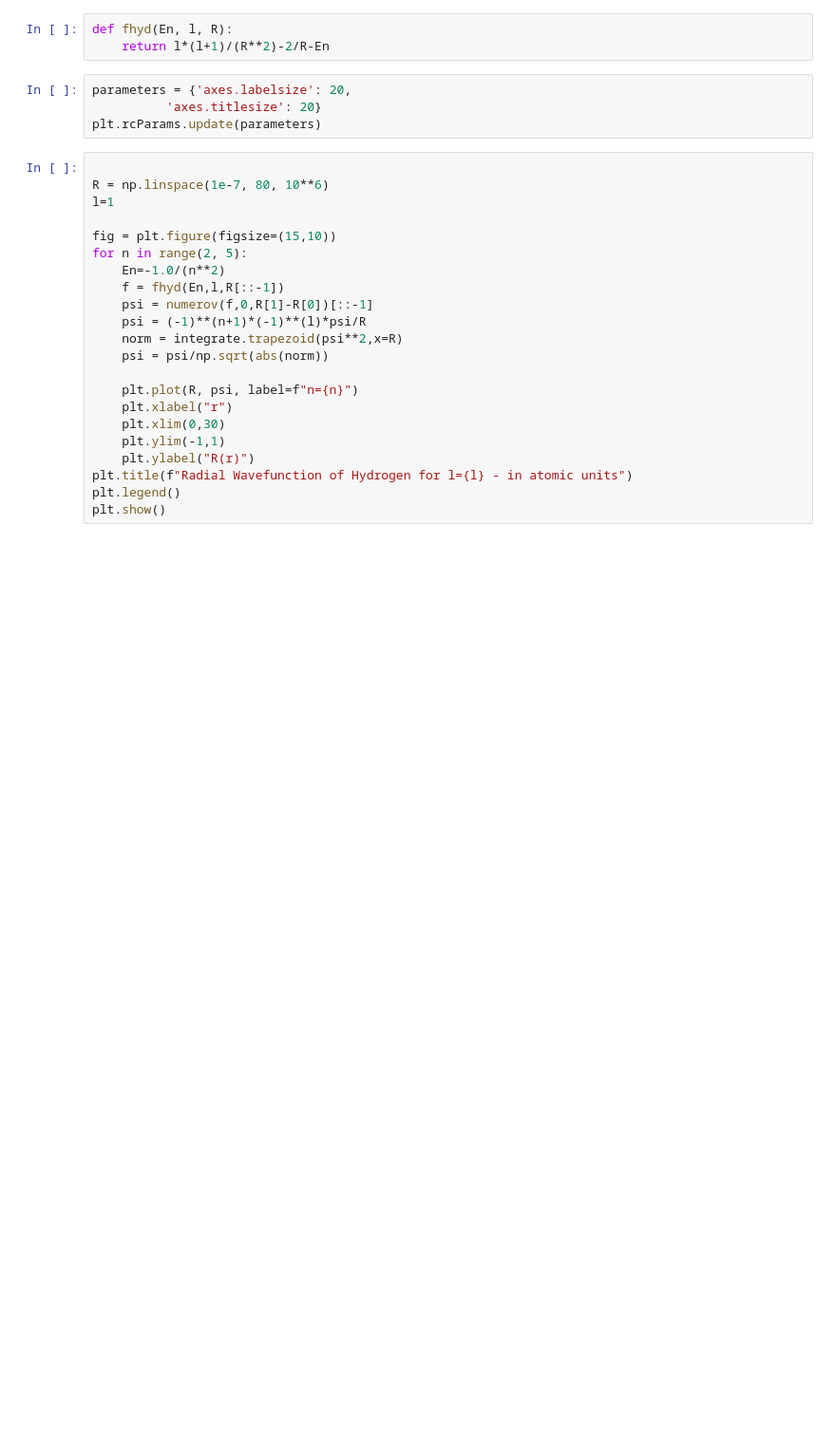
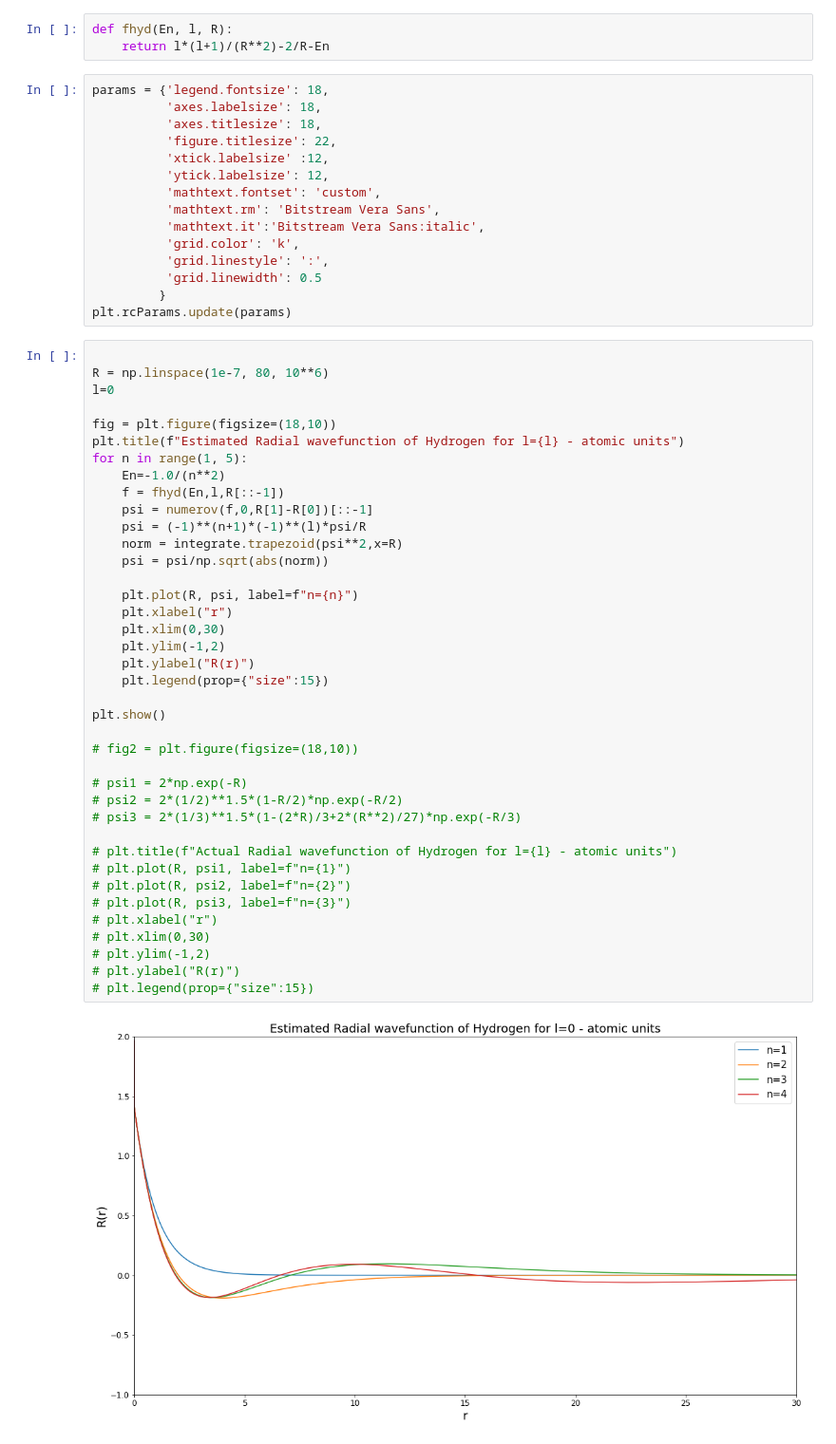
Before and after one commit to ahill187/numerical-methods-ppm, a Jupyter notebook: HydrogenAtom_Numerov.ipynb, the cells around one changed output. Shown: that part at 95% size. Saved outputs shown, nothing was run; the diff lists cells and outputs as text; blank space fills up the shorter version.

```diff
--- a/HydrogenAtom_Numerov.ipynb
+++ b/HydrogenAtom_Numerov.ipynb
@@ -31,29 +31,58 @@ def numerov(f, psi0, dh):
 def fhyd(En, l, R):
     return l*(l+1)/(R**2)-2/R-En
 # %%
-parameters = {'axes.labelsize': 20,
-          'axes.titlesize': 20}
-plt.rcParams.update(parameters)
+params = {'legend.fontsize': 18,
+          'axes.labelsize': 18,
+          'axes.titlesize': 18,
+          'figure.titlesize': 22,
+          'xtick.labelsize' :12,
+          'ytick.labelsize': 12,
+          'mathtext.fontset': 'custom',
+          'mathtext.rm': 'Bitstream Vera Sans',
+          'mathtext.it':'Bitstream Vera Sans:italic',
+          'grid.color': 'k',
+          'grid.linestyle': ':',
+          'grid.linewidth': 0.5
+         }
+plt.rcParams.update(params)
 # %%
 
 R = np.linspace(1e-7, 80, 10**6)
-l=1
+l=0
 
-fig = plt.figure(figsize=(15,10))
-for n in range(2, 5):
+fig = plt.figure(figsize=(18,10))
+plt.title(f"Estimated Radial wavefunction of Hydrogen for l={l} - atomic units")
+for n in range(1, 5):
     En=-1.0/(n**2)
     f = fhyd(En,l,R[::-1])
     psi = numerov(f,0,R[1]-R[0])[::-1]
     psi = (-1)**(n+1)*(-1)**(l)*psi/R
     norm = integrate.trapezoid(psi**2,x=R)
     psi = psi/np.sqrt(abs(norm))
 
     plt.plot(R, psi, label=f"n={n}")
     plt.xlabel("r")
     plt.xlim(0,30)
-    plt.ylim(-1,1)
+    plt.ylim(-1,2)
     plt.ylabel("R(r)")
-plt.title(f"Radial Wavefunction of Hydrogen for l={l} - in atomic units")
-plt.legend()
+    plt.legend(prop={"size":15})
+
 plt.show()
+
+# fig2 = plt.figure(figsize=(18,10))
+
+# psi1 = 2*np.exp(-R)
+# psi2 = 2*(1/2)**1.5*(1-R/2)*np.exp(-R/2)
+# psi3 = 2*(1/3)**1.5*(1-(2*R)/3+2*(R**2)/27)*np.exp(-R/3)
+
+# plt.title(f"Actual Radial wavefunction of Hydrogen for l={l} - atomic units")
+# plt.plot(R, psi1, label=f"n={1}")
+# plt.plot(R, psi2, label=f"n={2}")
+# plt.plot(R, psi3, label=f"n={3}")
+# plt.xlabel("r")
+# plt.xlim(0,30)
+# plt.ylim(-1,2)
+# plt.ylabel("R(r)")
+# plt.legend(prop={"size":15})
 # %% [output]
+[figure, new version]
```
Also changed, not shown: parts of 1 cell of this notebook.
